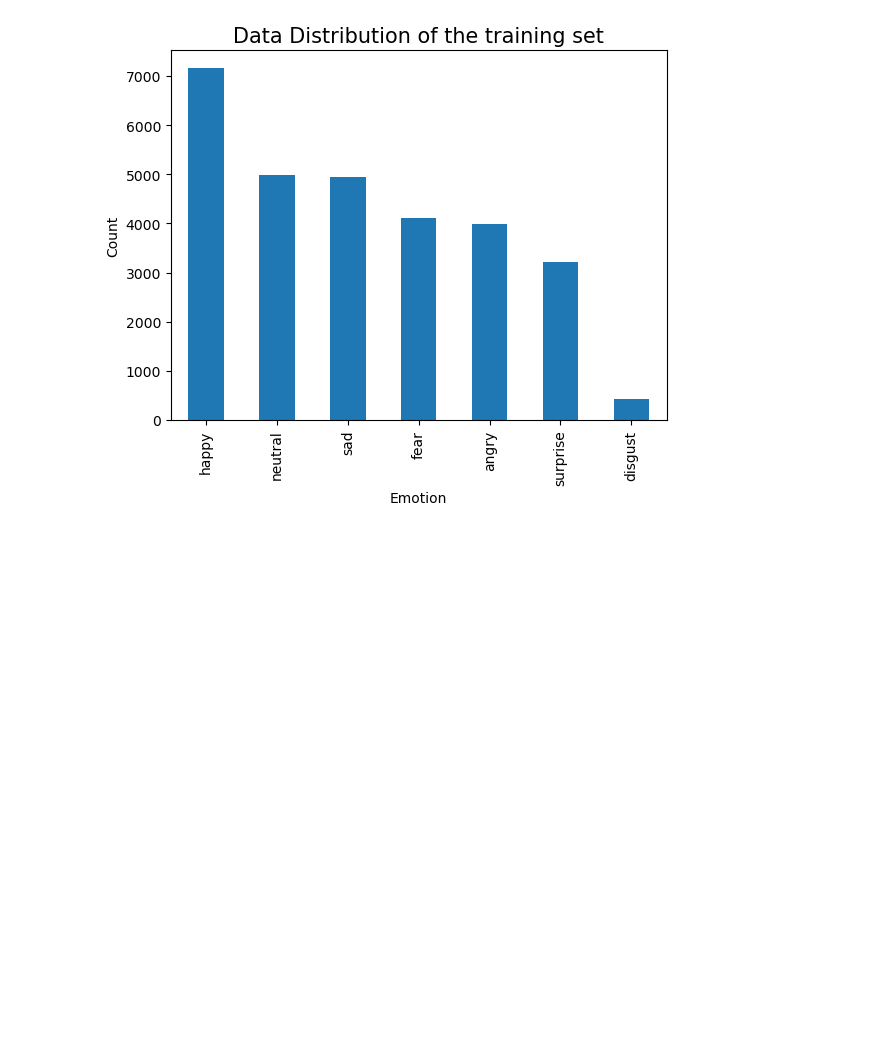
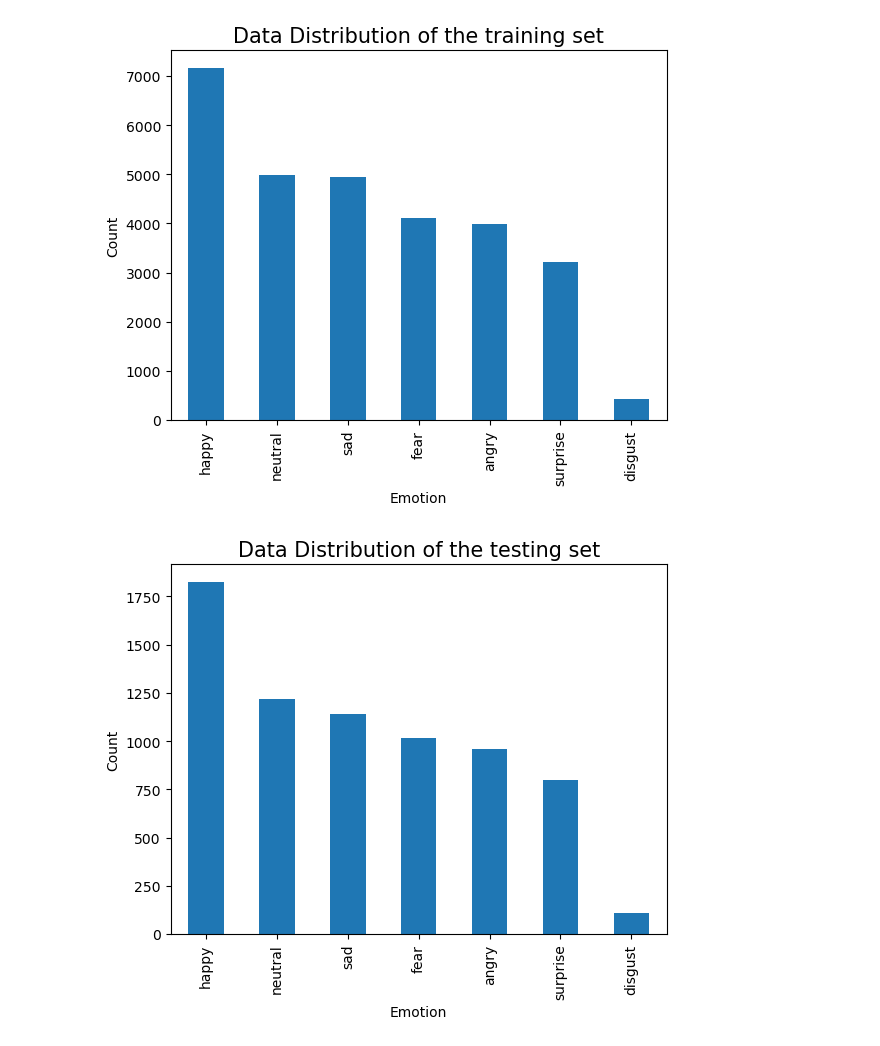
Before and after one commit to aronnicksnts/Facial-Expression-CNN, a Jupyter notebook: main.ipynb, the cells around one changed output. Drawn from its saved outputs; the diff is of its cells as text; code cells hidden in the pictures; blank space fills up the shorter version.

```diff
--- a/main.ipynb
+++ b/main.ipynb
@@ -52,3 +57,7 @@ testing_set = get_images('validation')
 visualize_dataset(training_set, "Data Distribution of the training set")
 # %% [output]
 [figure]
+# %%
+visualize_dataset(testing_set, "Data Distribution of the testing set")
+# %% [output]
+[figure, added]
```
Also changed, not shown: parts of 5 cells of this notebook.
